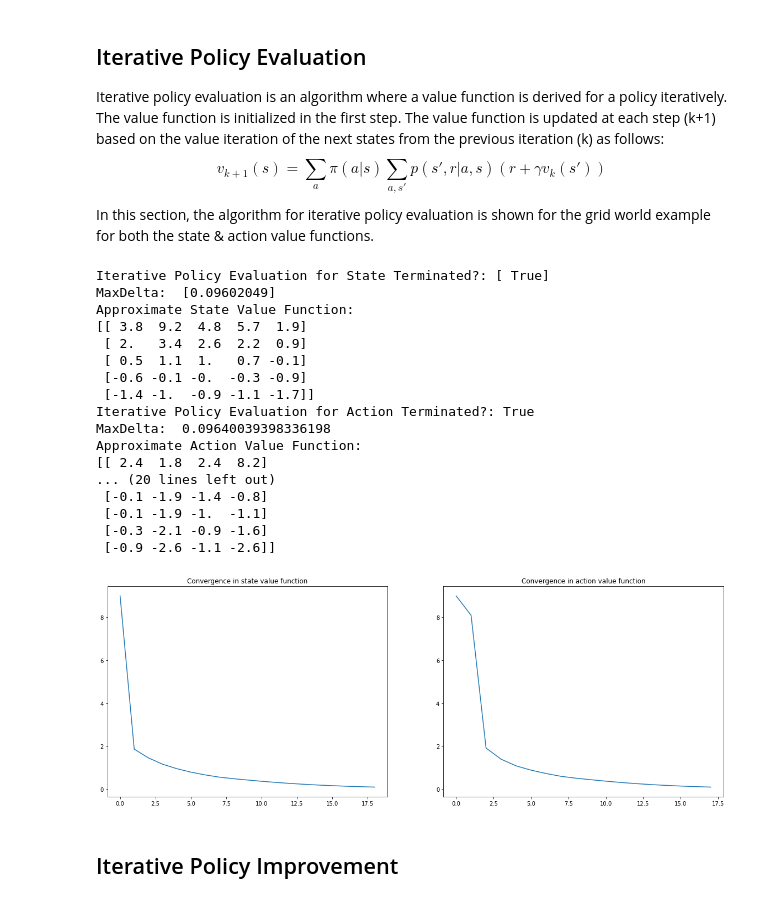
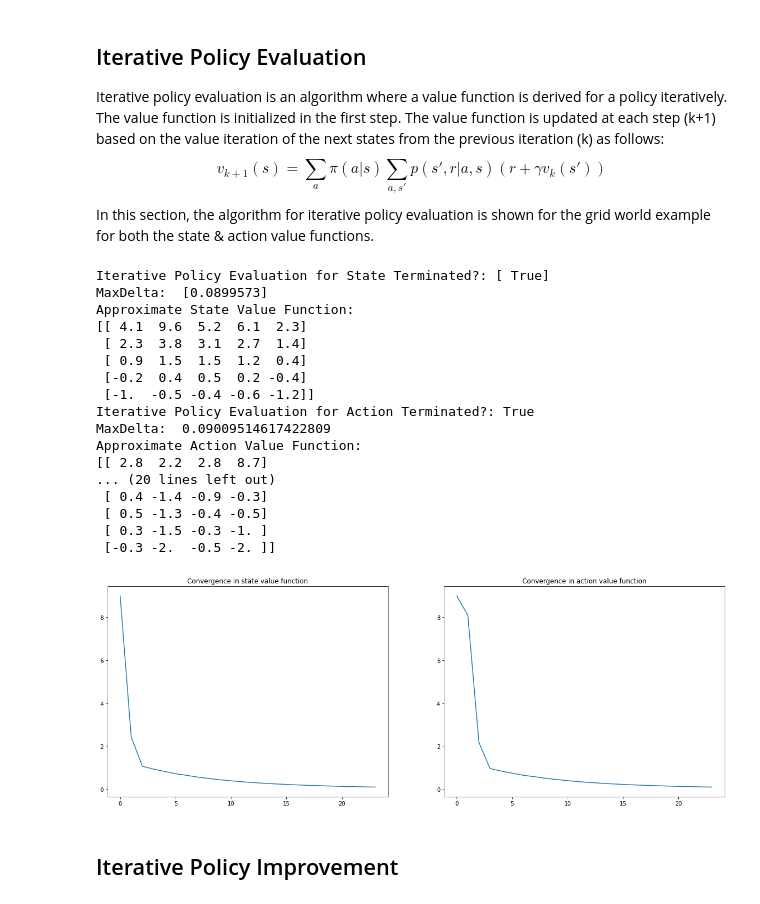
Before and after one commit to chandrusuresh/ReinforcementLearning, a Jupyter notebook: GridWorld.ipynb, the cells around one changed output. Drawn from its saved outputs; the diff is of its cells as text; code cells hidden in the pictures.

```diff
--- a/GridWorld.ipynb
+++ b/GridWorld.ipynb
@@ -202,9 +202,9 @@ def iterativePolicyEvaluation_state(maxIter = 50):
                         if r == i and c == j:
                             reward = -1
                     idx = r*n + c
-                    stateValFunc += reward + gamma*v[idx]
+                    stateValFunc += reward + gamma*v_prev[idx]
                 stateValFunc = pi*stateValFunc
-                valFuncDelta = max(valFuncDelta,abs(v[idx0]-stateValFunc))
+                valFuncDelta = max(valFuncDelta,abs(v_prev[idx0]-stateValFunc))
                 v[idx0] = stateValFunc
         maxDelta.append(valFuncDelta)
         exitFlag = valFuncDelta < tol
@@ -238,48 +238,48 @@ def iterativePolicyEvaluation_action(maxIter = 50):
                         if r == i and c == j:
                             reward = -1
                     idx = r*n + c
-                    actionValFunc = reward + gamma*pi*sum(v[idx,:])
-                    valFuncDelta = max(valFuncDelta,abs(v[idx0,si]-actionValFunc))
+                    actionValFunc = reward + gamma*pi*sum(v_prev[idx,:])
+                    valFuncDelta = max(valFuncDelta,abs(v_prev[idx0,si]-actionValFunc))
                     v[idx0,si] = actionValFunc
         maxDelta.append(valFuncDelta)
         exitFlag = valFuncDelta < tol
     return v,maxDelta,exitFlag
 approx_state_val_func,maxDelta_state,exitFlag_state = iterativePolicyEvaluation_state()
 approx_action_val_func,maxDelta_action,exitFlag_action = iterativePolicyEvaluation_action()
 print('Iterative Policy Evaluation for State Terminated?:', exitFlag_state)
 print('MaxDelta: ',maxDelta_state[-1])
 print('Approximate State Value Function:')
 print(np.reshape(np.round(approx_state_val_func,1),(m,n)))
 
 print('Iterative Policy Evaluation for Action Terminated?:', exitFlag_action)
 print('MaxDelta: ',maxDelta_action[-1])
 print('Approximate Action Value Function:')
 print(np.round(approx_action_val_func,1))
 
 f,ax = plt.subplots(1,2,figsize=(20,7))
 ax[0].plot(range(len(maxDelta_state)),maxDelta_state)
 ax[0].set_title('Convergence in state value function');
 ax[1].plot(range(len(maxDelta_action)),maxDelta_action)
 ax[1].set_title('Convergence in action value function');
 # %% [output]
 Iterative Policy Evaluation for State Terminated?: [ True]
-MaxDelta:  [0.09602049]
+MaxDelta:  [0.0899573]
 Approximate State Value Function:
-[[ 3.8  9.2  4.8  5.7  1.9]
- [ 2.   3.4  2.6  2.2  0.9]
- [ 0.5  1.1  1.   0.7 -0.1]
- [-0.6 -0.1 -0.  -0.3 -0.9]
- [-1.4 -1.  -0.9 -1.1 -1.7]]
+[[ 4.1  9.6  5.2  6.1  2.3]
+ [ 2.3  3.8  3.1  2.7  1.4]
+ [ 0.9  1.5  1.5  1.2  0.4]
+ [-0.2  0.4  0.5  0.2 -0.4]
+ [-1.  -0.5 -0.4 -0.6 -1.2]]
 Iterative Policy Evaluation for Action Terminated?: True
-MaxDelta:  0.09640039398336198
+MaxDelta:  0.09009514617422809
 Approximate Action Value Function:
-[[ 2.4  1.8  2.4  8.2]
+[[ 2.8  2.2  2.8  8.7]
 ... (20 lines left out)
- [-0.1 -1.9 -1.4 -0.8]
- [-0.1 -1.9 -1.  -1.1]
- [-0.3 -2.1 -0.9 -1.6]
- [-0.9 -2.6 -1.1 -2.6]]
+ [ 0.4 -1.4 -0.9 -0.3]
+ [ 0.5 -1.3 -0.4 -0.5]
+ [ 0.3 -1.5 -0.3 -1. ]
+ [-0.3 -2.  -0.5 -2. ]]
-[figure, old version]
+[figure, new version]
 # %% [markdown]
 ## Iterative Policy Improvement
 # %% [markdown]
```
Also changed, not shown: parts of 2 cells of this notebook.
